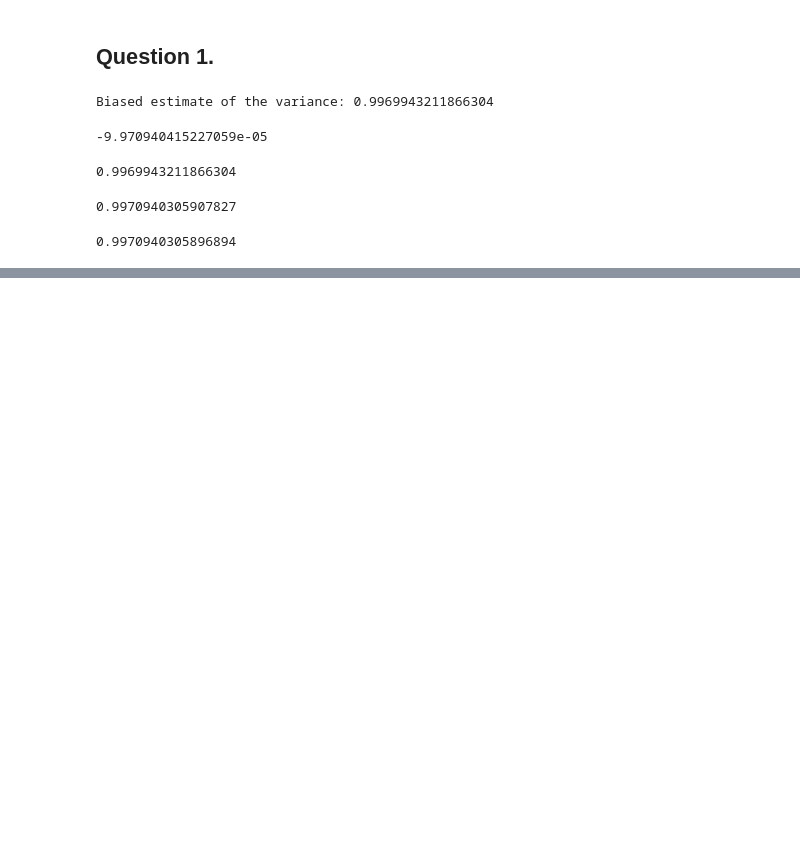
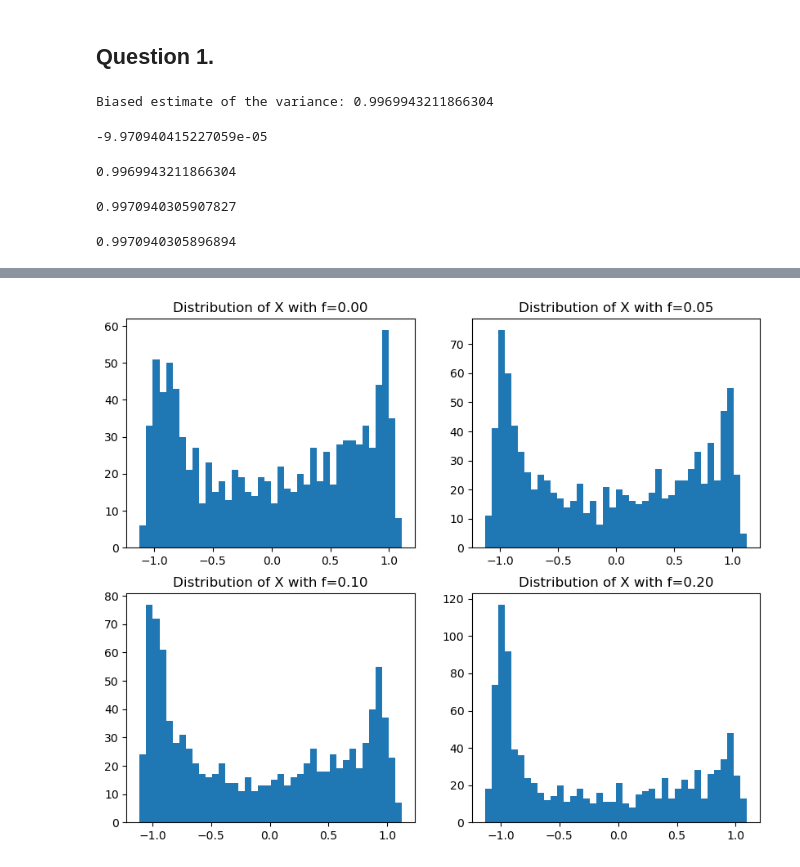
Before and after one commit to james-hughes1/mphildis-coursework, a Jupyter notebook: principles-of-data-science/Examples4.ipynb, the cells around one changed output, grey strips where cells are left out. Cells and saved outputs as stored; diff of their text form; code cells hidden in the pictures; blank space fills up the shorter version.

```diff
--- a/principles-of-data-science/Examples4.ipynb
+++ b/principles-of-data-science/Examples4.ipynb
@@ -42,0 +52,23 @@ np.var(x, ddof=1)
+# %%
+def toys_X_f(f, N, s=1):
+    num_2_decays = round(f*N)
+    num_3_decays = N - num_2_decays
+    g = np.random.default_rng(seed=s)
+    ang_3_decays = g.uniform(0, np.pi, num_3_decays)
+    ang_sample = np.concatenate([np.pi*np.ones(num_2_decays), ang_3_decays])
+    X_sample = np.cos(ang_sample)
+    X_sample += g.normal(0, 0.05, N)
+    return X_sample
+
+fig, ax = plt.subplots(2, 2, figsize=(10,8))
+ax[0, 0].hist(toys_X_f(0.00, 1000), bins=40)
+ax[0, 1].hist(toys_X_f(0.05, 1000), bins=40)
+ax[1, 0].hist(toys_X_f(0.10, 1000), bins=40)
+ax[1, 1].hist(toys_X_f(0.20, 1000), bins=40)
+ax[0, 0].set_title("Distribution of X with f=0.00")
+ax[0, 1].set_title("Distribution of X with f=0.05")
+ax[1, 0].set_title("Distribution of X with f=0.10")
+ax[1, 1].set_title("Distribution of X with f=0.20")
+plt.show()
+# %% [output]
+[figure, added]
```
Also changed, not shown: parts of 23 cells of this notebook, 5 other files.
